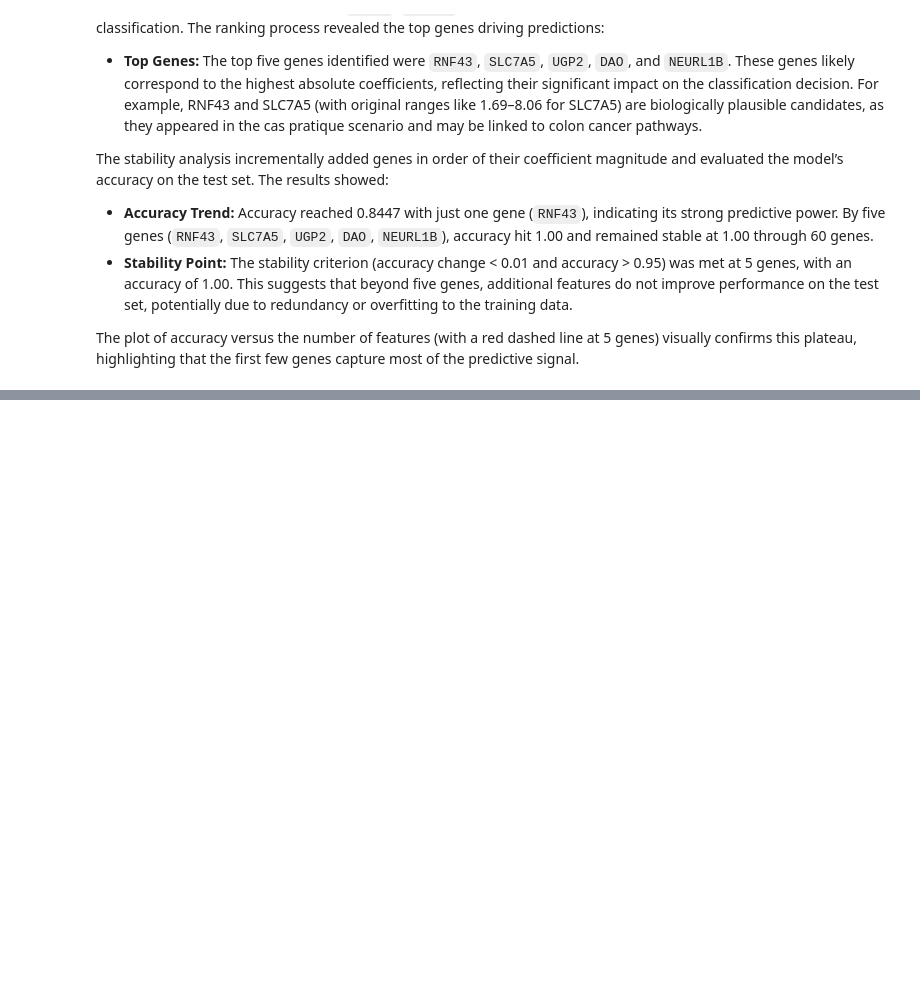
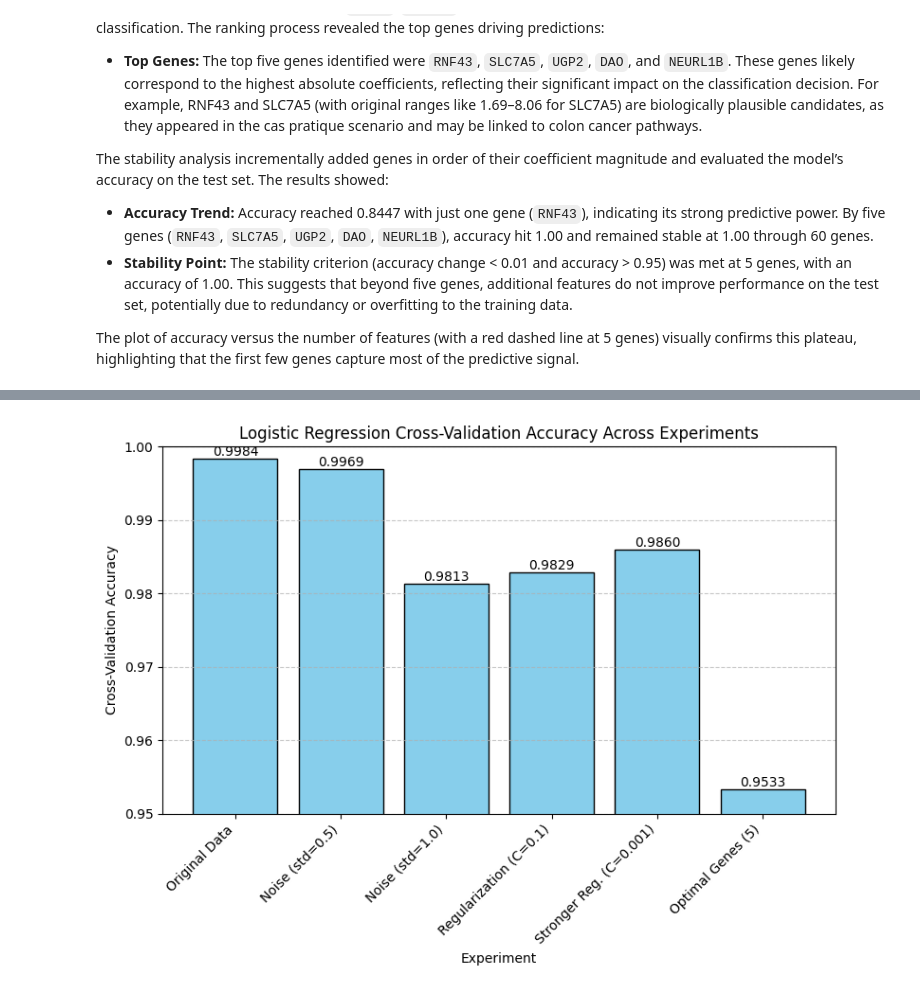
Before and after one commit to Laaliji/Colon-Cancer-Gene-Expression-Data-Classification-Analysis, a Jupyter notebook: Colon_Cancer_Gene_Expression_Analysis.ipynb, the cells around one changed output, grey strips where cells are left out. Cells and saved outputs as stored; diff of their text form; code cells hidden in the pictures; blank space fills up the shorter version.

```diff
--- a/Colon_Cancer_Gene_Expression_Analysis.ipynb
+++ b/Colon_Cancer_Gene_Expression_Analysis.ipynb
@@ -753,0 +960,38 @@ The plot of accuracy versus the number of features (with a red dashed line at 5
+# %%
+# Data for cross-validation accuracy
+experiments = [
+    "Original Data",
+    "Noise (std=0.5)",
+    "Noise (std=1.0)",
+    "Regularization (C=0.1)",
+    "Stronger Reg. (C=0.001)",
+    "Optimal Genes (5)"
+]
+cv_accuracies = [0.9984, 0.9969, 0.9813, 0.9829, 0.986, 0.9533]  # Based on your results
+
+# Create bar plot
+plt.figure(figsize=(8, 6))
+bars = plt.bar(experiments, cv_accuracies, color='skyblue', edgecolor='black')
+plt.title('Logistic Regression Cross-Validation Accuracy Across Experiments', fontsize=12)
+plt.xlabel('Experiment', fontsize=10)
+plt.ylabel('Cross-Validation Accuracy', fontsize=10)
+plt.ylim(0.95, 1.0)  # Set y-axis limit to focus on relevant range
+plt.grid(axis='y', linestyle='--', alpha=0.7)
+
+# Add value labels on top of each bar
+for bar in bars:
+    height = bar.get_height()
+    plt.text(bar.get_x() + bar.get_width()/2., height,
+             f'{height:.4f}',
+             ha='center', va='bottom')
+
+# Rotate x-axis labels for readability
+plt.xticks(rotation=45, ha='right')
+
+# Adjust layout to prevent label cutoff
+plt.tight_layout()
+
+# Show plot
+plt.show()
+# %% [output]
+[figure, added]
```
Also changed, not shown: parts of 42 cells of this notebook.
